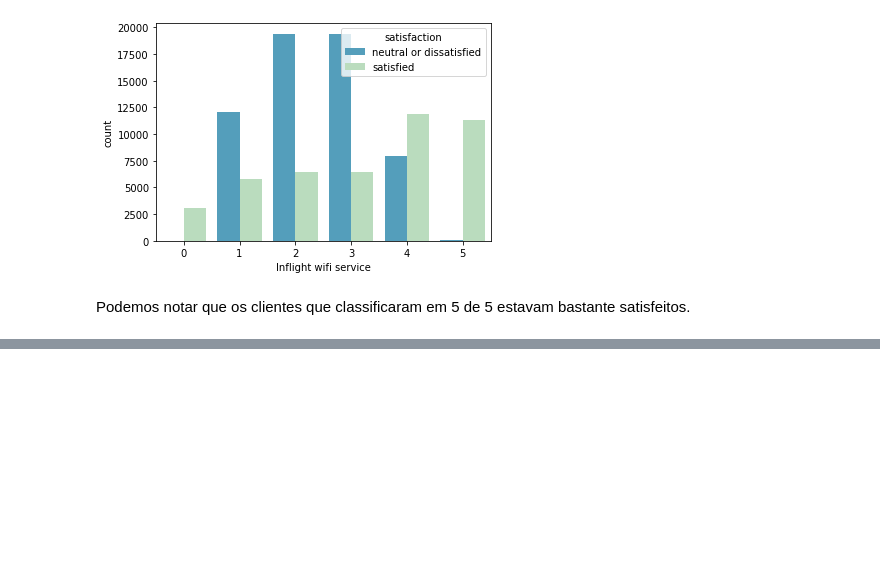
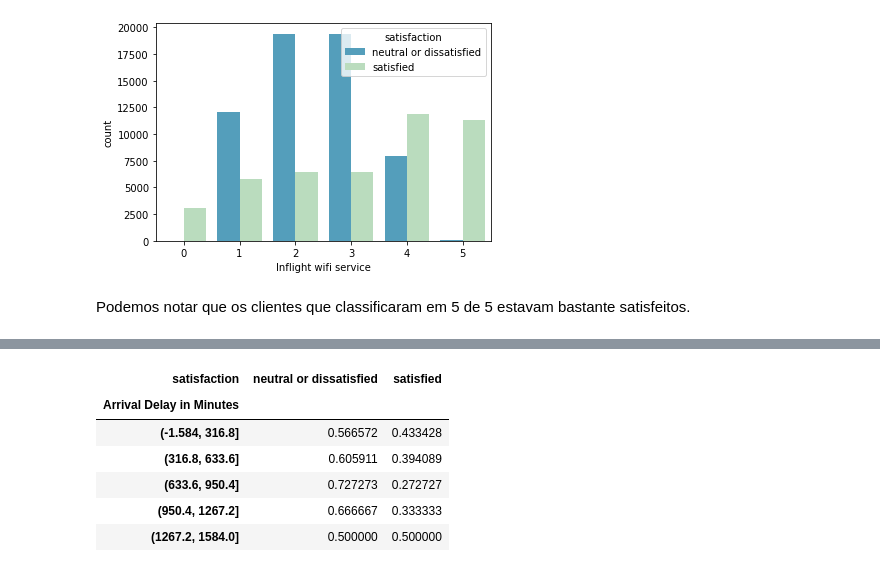
Before and after one commit to Pvcunha/introducao-ciencia-dados, a Jupyter notebook: introducao_ciencia_dados.ipynb, the cells around one changed output, grey strips where cells are left out. Cells and saved outputs as stored; diff of their text form; code cells hidden in the pictures; blank space fills up the shorter version.

```diff
--- a/introducao_ciencia_dados.ipynb
+++ b/introducao_ciencia_dados.ipynb
@@ -503,0 +566,11 @@ Podemos notar que os clientes que classificaram em 5 de 5 estavam bastante satis
+# %%
+contigency_pct = pd.crosstab(df2['Arrival Delay in Minutes'], df2['satisfaction'], normalize='index')
+contigency_pct
+# %% [output]
+| satisfaction | neutral or dissatisfied | satisfied |
+| Arrival Delay in Minutes |  |  |
+| (-1.584, 316.8] | 0.566572 | 0.433428 |
+| (316.8, 633.6] | 0.605911 | 0.394089 |
+| (633.6, 950.4] | 0.727273 | 0.272727 |
+| (950.4, 1267.2] | 0.666667 | 0.333333 |
+| (1267.2, 1584.0] | 0.500000 | 0.500000 |
```
Also changed, not shown: parts of 15 cells of this notebook.
